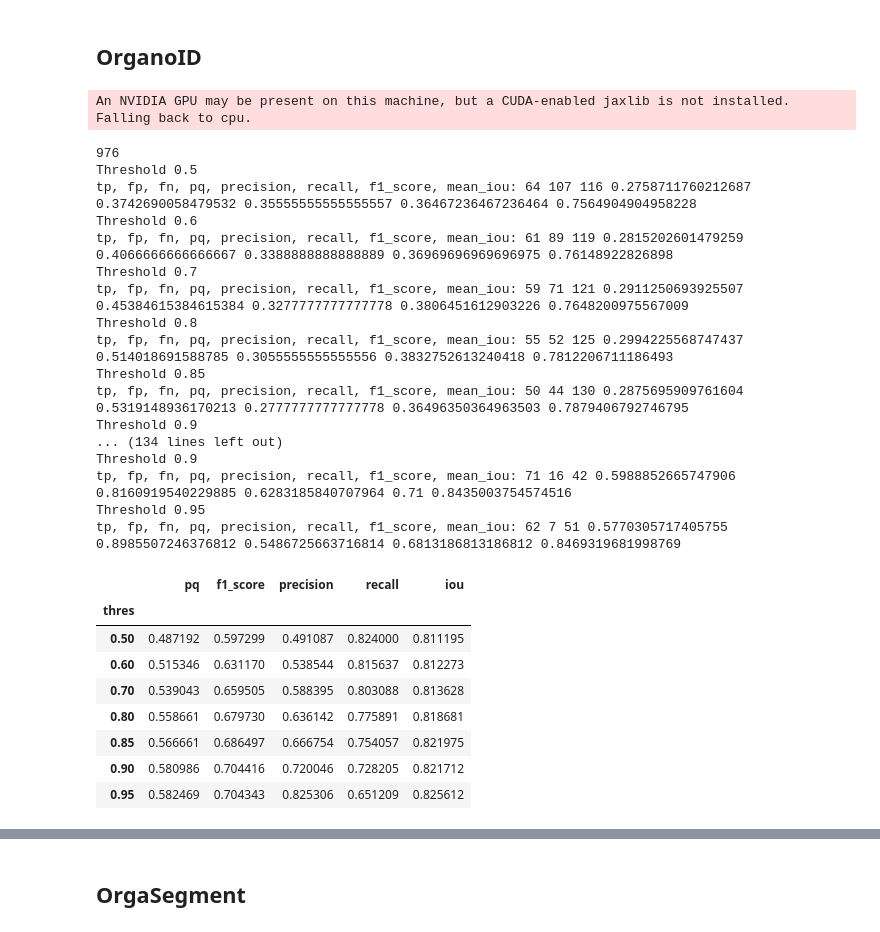
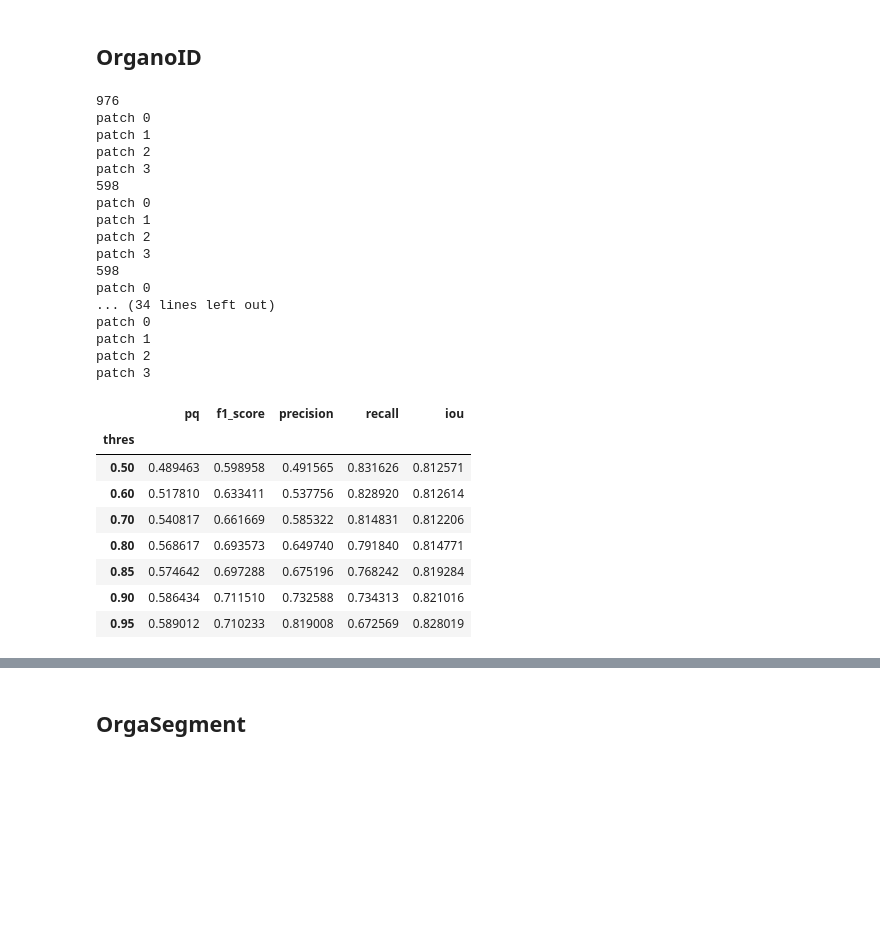
Before and after one commit to Hanyi11/SAM_with_Detection_Head, a Jupyter notebook: notebooks/evaluation_other_testsets.ipynb, the cells around one changed output, grey strips where cells are left out. Cells and saved outputs as stored; diff of their text form; code cells hidden in the pictures; blank space fills up the shorter version.

```diff
--- a/notebooks/evaluation_other_testsets.ipynb
+++ b/notebooks/evaluation_other_testsets.ipynb
@@ -105,65 +107,64 @@ for idx in range(len(ds)):
     patch_size = int(np.ceil(max(H, W) * 7 / 12))
     print(patch_size)
 
-    contours, boxes, scores = samos.forward(im, patch_size=patch_size, predict_masks=True)
+    contours, boxes, scores = samos.forward(im, patch_size=patch_size, predict_masks=True, min_diameter=0)
     for thres in [0.5, 0.6, 0.7, 0.8, 0.85, 0.9, 0.95]:
         contours, boxes, scores = samos.set_threshold(conf_thres=thres, predict_masks=True)
         if contours is not None:
             iou_matrix = pp.compute_iou_matrix_segmentation_contours(contours, pp.convert_mask_to_binary(gt_mask).astype(np.uint8))
             tp, fp, fn, pq, precision, recall, f1_score, mean_iou, dice = \
                 pp.compute_metrics_segmentation_from_iou_matrix(iou_matrix=iou_matrix)
         else:
             iou_matrix = pp.compute_iou_matrix_detection(boxes, gt_boxes)
             tp, fp, fn, pq, precision, recall, f1_score, mean_iou, dice = \
                 pp.compute_metrics_detection_from_iou_matrix(iou_matrix=iou_matrix)
 
-        print("Threshold", thres)
-        print("tp, fp, fn, pq, precision, recall, f1_score, mean_iou:", tp, fp, fn, pq, precision, recall, f1_score, mean_iou)
+        # print("Threshold", thres)
+        # print("tp, fp, fn, pq, precision, recall, f1_score, mean_iou:", tp, fp, fn, pq, precision, recall, f1_score, mean_iou)
         pq_data.append((f'{thres:4.2f}', pq, f1_score, precision, recall, mean_iou))
 
 
         fig, ax = plt.subplots(1, 1, figsize=(12*4, 12*4), dpi=200)
         plot_boxes(im, gt_boxes, format='yxyx_px', ax=ax, color='blue')
         plot_boxes(im, boxes, format='yxyx_px', ax=ax, show_image=False, color='red')
         plot_dir = results_dir / 'plots' / 'MultiOrg_test_added_eval'
         plot_dir.mkdir(exist_ok=True)
         plt.savefig(plot_dir / f'{str(ds)}_{ds.split}_{idx}_thres_{int(thres*100)}.png', dpi=200)
         plt.close('all')
 
     # fig, ax = plt.subplots(1, 1, figsize=(10, 10), dpi=80)
     # plot_boxes(im, gt_boxes, format='yxyx_px', ax=ax, color='blue')
     # plot_boxes(im, boxes, format='yxyx_px', ax=ax, show_image=False, color='red')
 
 pq_data = pd.DataFrame(data=pq_data, columns=["thres", "pq", "f1_score", "precision", "recall", "iou"])
-pq_data.to_csv(results_dir / f'test_metrics_added_eval_{str(ds)}_{ds.split}.csv', index=False)
+# pq_data.to_csv(results_dir / f'test_metrics_added_eval_{str(ds)}_{ds.split}.csv', index=False)
 
 pq_data.groupby('thres').mean()
 # plot_boxes(im, boxes, format='yxyx_px')
 # %% [output]
-An NVIDIA GPU may be present on this machine, but a CUDA-enabled jaxlib is not installed. Falling back to cpu.
+976
+patch 0
+patch 1
+patch 2
+patch 3
+598
+patch 0
+patch 1
+patch 2
+patch 3
+598
+patch 0
+... (34 lines left out)
+patch 0
+patch 1
+patch 2
+patch 3
-976
-Threshold 0.5
-tp, fp, fn, pq, precision, recall, f1_score, mean_iou: 64 107 116 0.2758711760212687 0.3742690058479532 0.35555555555555557 0.36467236467236464 0.7564904904958228
-Threshold 0.6
-tp, fp, fn, pq, precision, recall, f1_score, mean_iou: 61 89 119 0.2815202601479259 0.4066666666666667 0.3388888888888889 0.36969696969696975 0.76148922826898
-Threshold 0.7
-tp, fp, fn, pq, precision, recall, f1_score, mean_iou: 59 71 121 0.2911250693925507 0.45384615384615384 0.3277777777777778 0.3806451612903226 0.7648200975567009
-Threshold 0.8
-tp, fp, fn, pq, precision, recall, f1_score, mean_iou: 55 52 125 0.2994225568747437 0.514018691588785 0.3055555555555556 0.3832752613240418 0.7812206711186493
-Threshold 0.85
-tp, fp, fn, pq, precision, recall, f1_score, mean_iou: 50 44 130 0.2875695909761604 0.5319148936170213 0.2777777777777778 0.36496350364963503 0.7879406792746795
-Threshold 0.9
-... (134 lines left out)
-Threshold 0.9
-tp, fp, fn, pq, precision, recall, f1_score, mean_iou: 71 16 42 0.5988852665747906 0.8160919540229885 0.6283185840707964 0.71 0.8435003754574516
-Threshold 0.95
-tp, fp, fn, pq, precision, recall, f1_score, mean_iou: 62 7 51 0.5770305717405755 0.8985507246376812 0.5486725663716814 0.6813186813186812 0.8469319681998769
 |  | pq | f1_score | precision | recall | iou |
 | thres |  |  |  |  |  |
-| 0.50 | 0.487192 | 0.597299 | 0.491087 | 0.824000 | 0.811195 |
-| 0.60 | 0.515346 | 0.631170 | 0.538544 | 0.815637 | 0.812273 |
-| 0.70 | 0.539043 | 0.659505 | 0.588395 | 0.803088 | 0.813628 |
-| 0.80 | 0.558661 | 0.679730 | 0.636142 | 0.775891 | 0.818681 |
-| 0.85 | 0.566661 | 0.686497 | 0.666754 | 0.754057 | 0.821975 |
-| 0.90 | 0.580986 | 0.704416 | 0.720046 | 0.728205 | 0.821712 |
-| 0.95 | 0.582469 | 0.704343 | 0.825306 | 0.651209 | 0.825612 |
+| 0.50 | 0.489463 | 0.598958 | 0.491565 | 0.831626 | 0.812571 |
+| 0.60 | 0.517810 | 0.633411 | 0.537756 | 0.828920 | 0.812614 |
+| 0.70 | 0.540817 | 0.661669 | 0.585322 | 0.814831 | 0.812206 |
+| 0.80 | 0.568617 | 0.693573 | 0.649740 | 0.791840 | 0.814771 |
+| 0.85 | 0.574642 | 0.697288 | 0.675196 | 0.768242 | 0.819284 |
+| 0.90 | 0.586434 | 0.711510 | 0.732588 | 0.734313 | 0.821016 |
+| 0.95 | 0.589012 | 0.710233 | 0.819008 | 0.672569 | 0.828019 |
```
Also changed, not shown: parts of 20 cells of this notebook, 20 other files.
